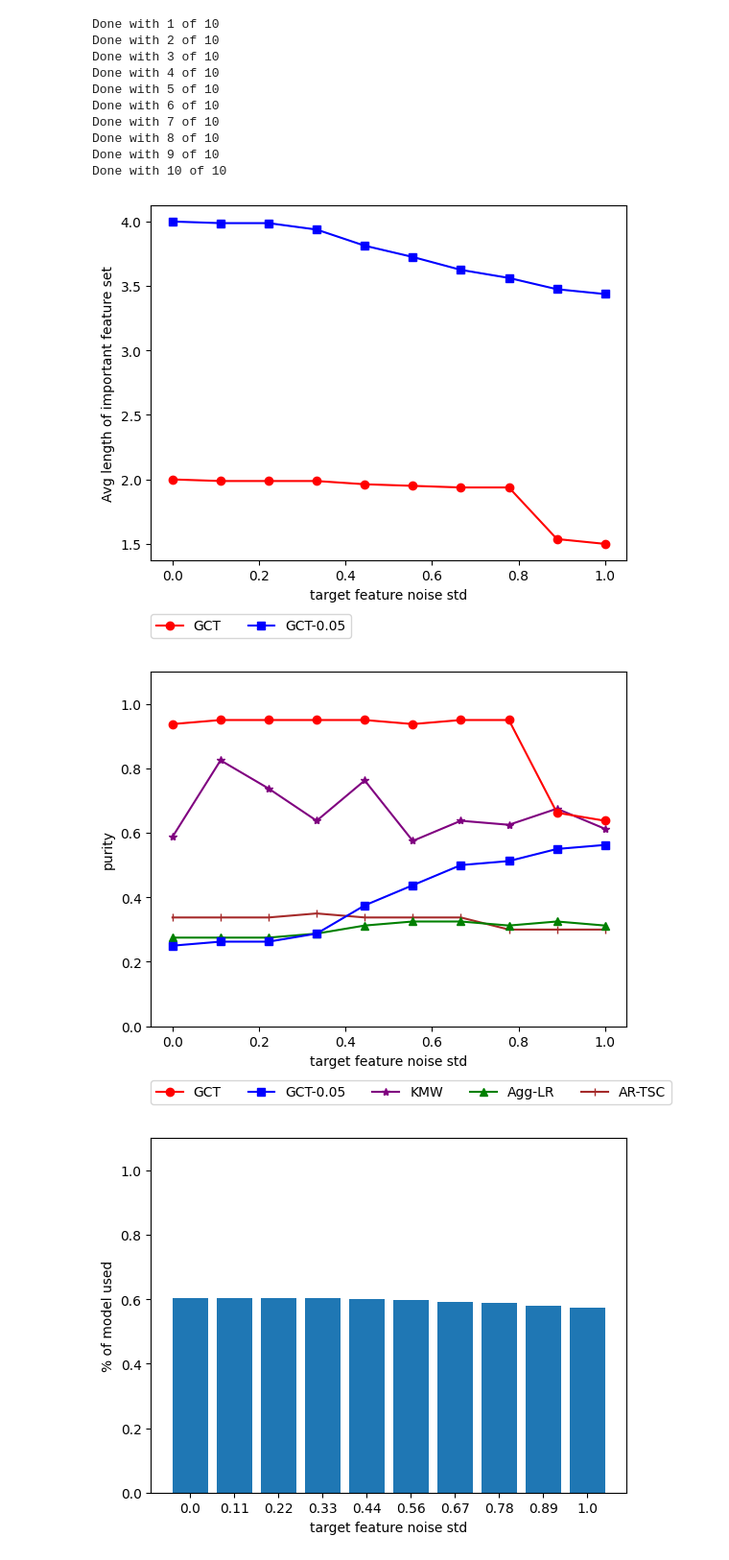
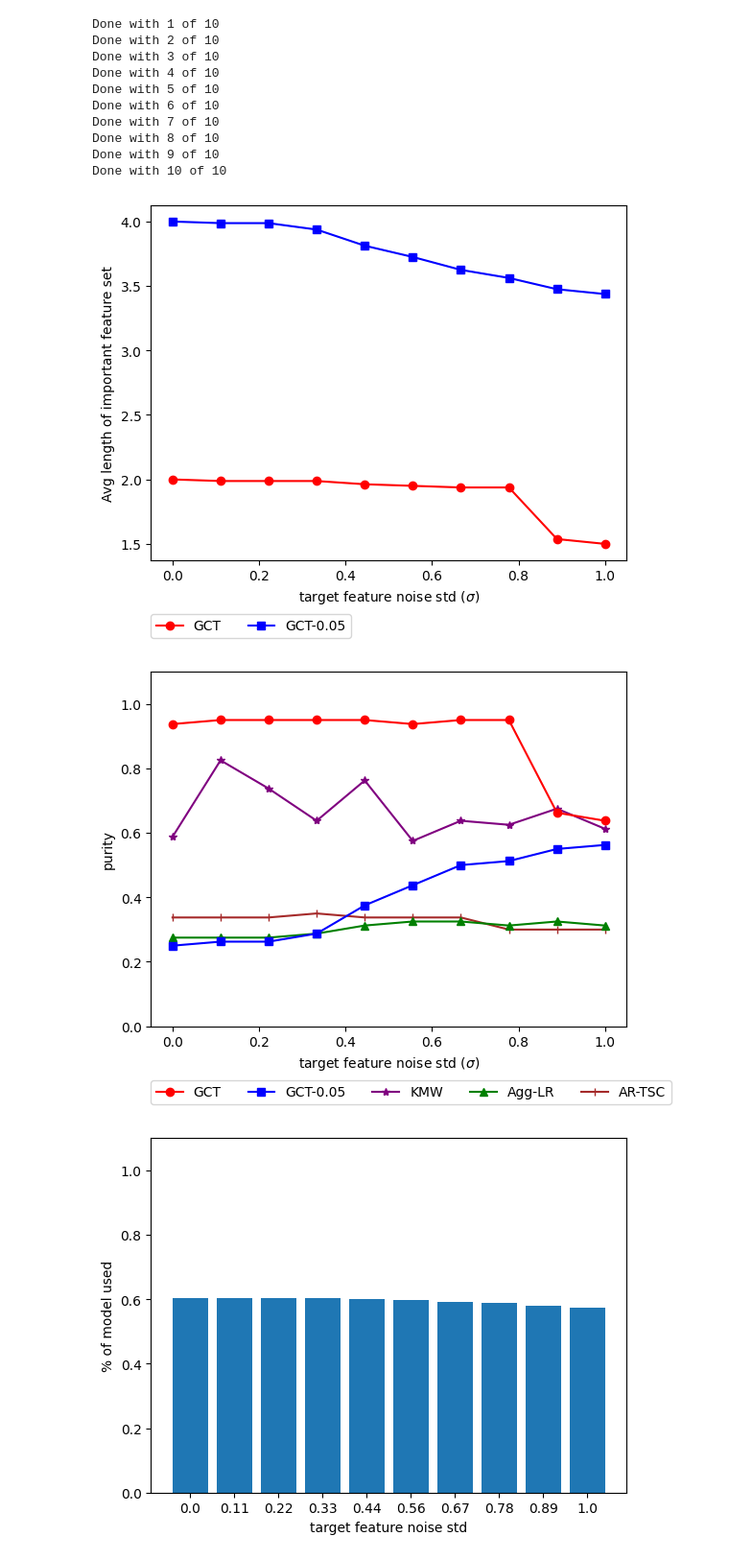
Before and after one commit to GrangerCausalityTree/granger-causality-tree, a Jupyter notebook: Synthetic Data/experiment.ipynb, the cells around one changed output. Shown at 96% size. Saved outputs shown, nothing was run; the diff lists cells and outputs as text; code cells hidden in the pictures.

```diff
--- a/Synthetic Data/experiment.ipynb
+++ b/Synthetic Data/experiment.ipynb
@@ -266,21 +266,21 @@ Done with 10 of 10
 # %%
 markers = ['o', 's'][::-1]
 colors = ['red', 'blue'][::-1]
 GCT_models = ['GCT', 'GCT-0.05'][::-1]
 
 fig = plt.figure()
 for m in range(len(GCT_models)):
     plt.plot(noises, avg_set_lens[:, m], label=GCT_models[m], marker=markers[m], color=colors[m])
 
 # plt.ylim(0, 1.1)
 plt.legend(loc=(0, -0.22), ncol=2, reverse=1)
-plt.xlabel('target feature noise std')
+plt.xlabel('target feature noise std ($\sigma$)')
 plt.ylabel('Avg length of important feature set')
 # plt.title('Avg length of important feature set vs Std of Noise ($\delta_{ijp}$) added to the parameter of each lag feature of each Entity')
 plt.savefig('avg_set_len.svg', bbox_inches='tight')
 plt.show()
 # %% [output]
-[figure, old version]
+[figure, new version]
 # %%
 markers = ['o', 's', '*', '^', '|'][::-1]
 colors = ['red', 'blue', 'purple', 'green', 'brown'][::-1]
@@ -291,13 +291,13 @@ for m in range(len(model_names)):
 
 plt.ylim(0, 1.1)
 plt.legend(loc=(0, -0.22), ncol=5, reverse=1)
-plt.xlabel('target feature noise std')
+plt.xlabel('target feature noise std ($\sigma$)')
 plt.ylabel('purity')
 # plt.title('Purity vs Std of Noise ($e_i$) added to the Target Feature of each Entity')
 plt.savefig('purity.svg', bbox_inches='tight')
 plt.show()
 # %% [output]
-[figure, old version]
+[figure, new version]
 # %%
 # markers = ['s', '^', 'D', '|', '*'][::-1]
 
```
Also changed, not shown: parts of 8 cells of this notebook, 13 other files.
